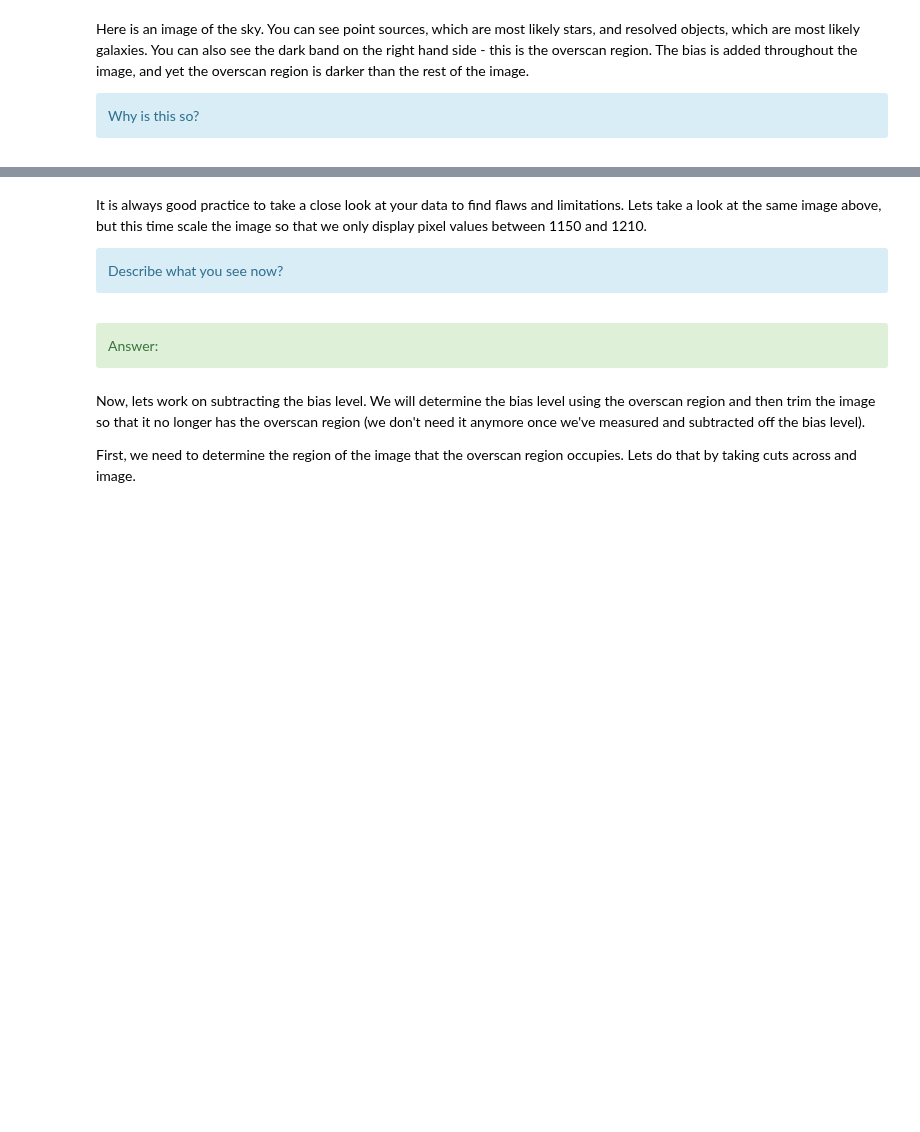
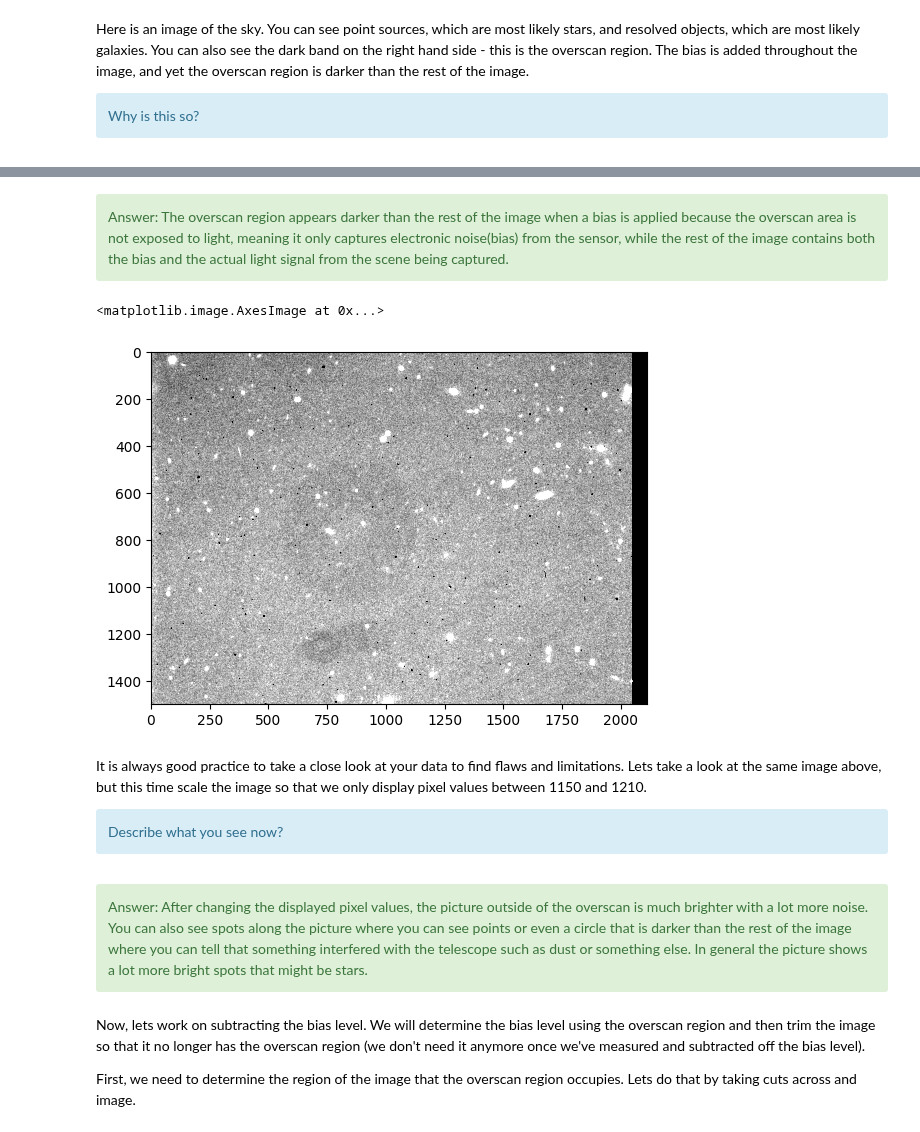
Before and after one commit to ASamaco/ASTR302, a Jupyter notebook: workbooks/ASTR302Lab4.ipynb, the cells around one changed output, grey strips where cells are left out. Saved outputs shown, nothing was run; the diff lists cells and outputs as text; code cells hidden in the pictures; blank space fills up the shorter version.

```diff
--- a/workbooks/ASTR302Lab4.ipynb
+++ b/workbooks/ASTR302Lab4.ipynb
@@ -41,9 +38,26 @@ Answer:
+# %% [markdown]
+<div class="alert alert-block alert-success">
+Answer: The overscan region appears darker than the rest of the image when a bias is applied because the overscan area is not exposed to light, meaning it only captures electronic noise(bias) from the sensor, while the rest of the image contains both the bias and the actual light signal from the scene being captured.
+</div>
+# %%
+# define the image, open, and read the header information
+filename = 'imacs_image1.fits'
+hdu = fits.open(filename)[0]
+image = hdu.data
+hdr = hdu.header
+
+# plot the image, with minimum and maximum levels set by hand
+ax = plt.subplot()
+ax.imshow(image,cmap='gray',vmin=1150,vmax=1210)
+# %% [output]
+<matplotlib.image.AxesImage at 0x...>
+[figure, added]
 # %% [markdown]
 It is always good practice to take a close look at your data to find flaws and limitations. Lets take a look at the same image above, but this time scale the image so that we only display pixel values between 1150 and 1210. <div class="alert alert-info">Describe what you see now?</div>
-# %% [markdown]
-<div class="alert alert-block alert-success">
-Answer:
-</div>
+# %% [markdown]
+<div class="alert alert-block alert-success">
+Answer: After changing the displayed pixel values, the picture outside of the overscan is much brighter with a lot more noise. You can also see spots along the picture where you can see points or even a circle that is darker than the rest of the image where you can tell that something interfered with the telescope such as dust or something else. In general the picture shows a lot more bright spots that might be stars.
+</div>
 # %% [markdown]
 Now, lets work on subtracting the bias level. We will determine the bias level using the overscan region and then trim the image so that it no longer has the overscan region (we don't need it anymore once we've measured and subtracted off the bias level).
 
```
Also changed, not shown: parts of 4 cells of this notebook.
